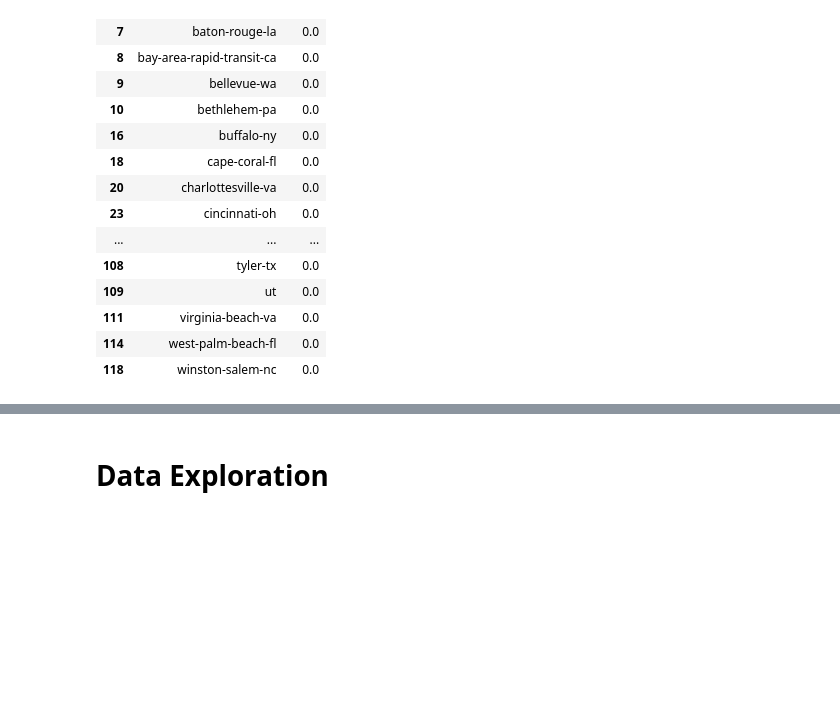
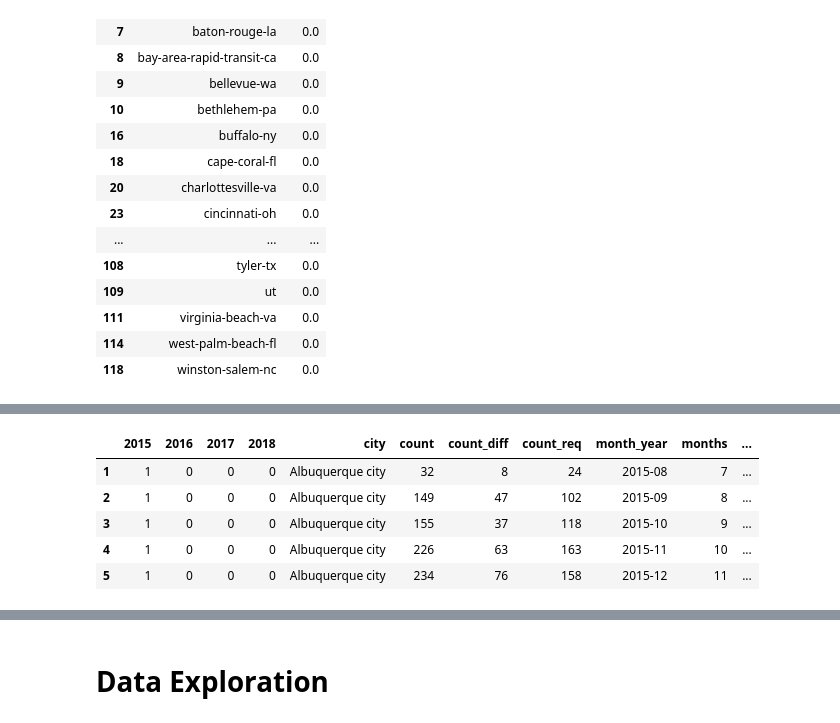
Before and after one commit to alenastern/Sunlight_FOIA, a Jupyter notebook: src/data/Data_Cleaning.ipynb, the cells around one changed output, grey strips where cells are left out. Saved outputs shown, nothing was run; the diff lists cells and outputs as text; code cells hidden in the pictures; blank space fills up the shorter version.

```diff
--- a/src/data/Data_Cleaning.ipynb
+++ b/src/data/Data_Cleaning.ipynb
@@ -310,3 +375,12 @@ len(data.city.unique())
+# %%
+data.head()
+# %% [output]
+|  | 2015 | 2016 | 2017 | 2018 | city | count | count_diff | count_req | month_year | months | ... |
+| 1 | 1 | 0 | 0 | 0 | Albuquerque city | 32 | 8 | 24 | 2015-08 | 7 | ... |
+| 2 | 1 | 0 | 0 | 0 | Albuquerque city | 149 | 47 | 102 | 2015-09 | 8 | ... |
+| 3 | 1 | 0 | 0 | 0 | Albuquerque city | 155 | 37 | 118 | 2015-10 | 9 | ... |
+| 4 | 1 | 0 | 0 | 0 | Albuquerque city | 226 | 63 | 163 | 2015-11 | 10 | ... |
+| 5 | 1 | 0 | 0 | 0 | Albuquerque city | 234 | 76 | 158 | 2015-12 | 11 | ... |
 # %%
 cd = pd.read_csv('city_data.csv')
 # %%
```
Also changed, not shown: parts of 47 cells of this notebook, 2 other files.
